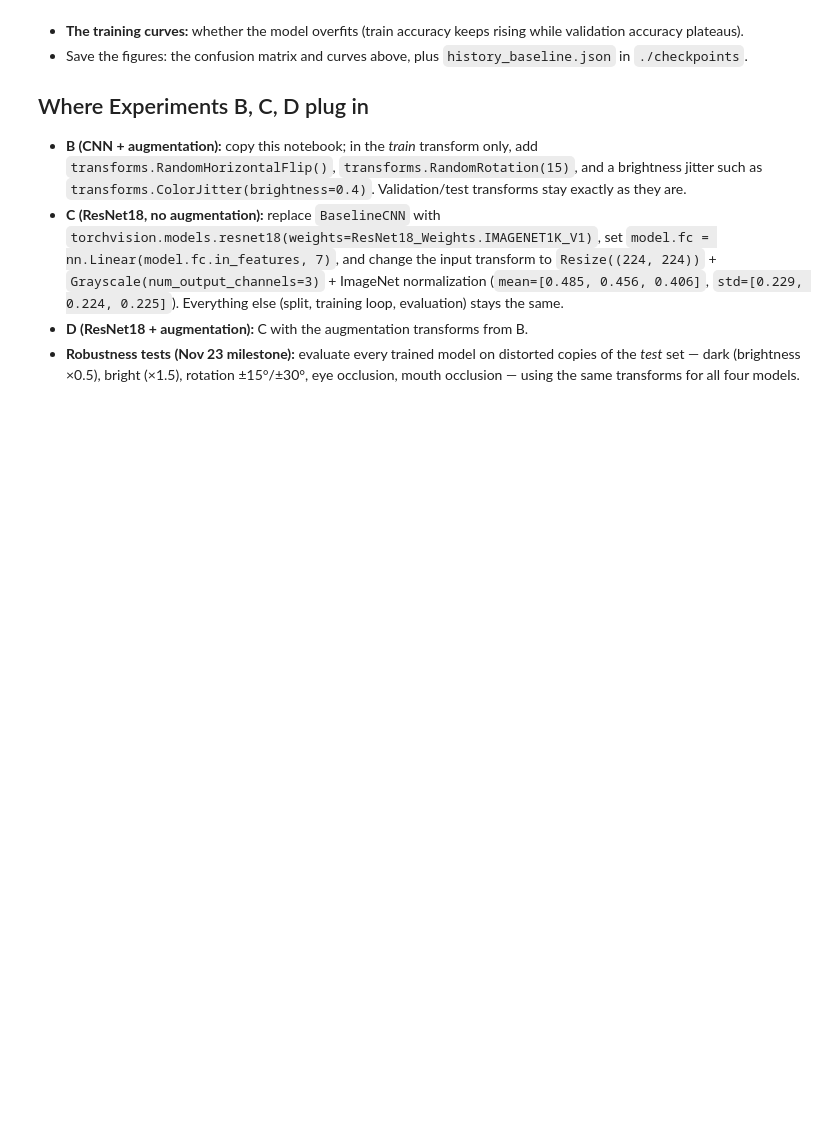
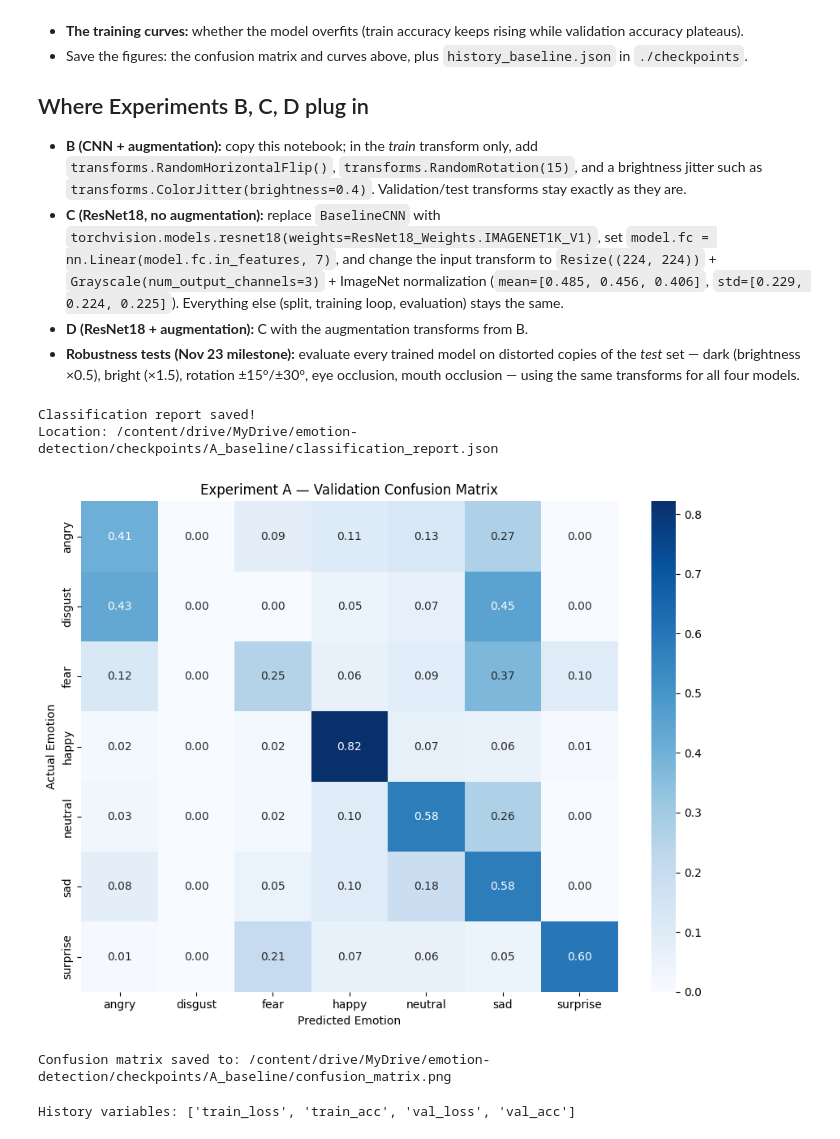
Before and after one commit to hsu01/emotion-detection, a Jupyter notebook: notebooks/01_baseline_cnn.ipynb, the cells around one changed output. Drawn from its saved outputs; the diff is of its cells as text; code cells hidden in the pictures; blank space fills up the shorter version.

```diff
--- a/notebooks/01_baseline_cnn.ipynb
+++ b/notebooks/01_baseline_cnn.ipynb
@@ -400,3 +522,82 @@ plt.show()
 - **C (ResNet18, no augmentation):** replace `BaselineCNN` with `torchvision.models.resnet18(weights=ResNet18_Weights.IMAGENET1K_V1)`, set `model.fc = nn.Linear(model.fc.in_features, 7)`, and change the input transform to `Resize((224, 224))` + `Grayscale(num_output_channels=3)` + ImageNet normalization (`mean=[0.485, 0.456, 0.406]`, `std=[0.229, 0.224, 0.225]`). Everything else (split, training loop, evaluation) stays the same.
 - **D (ResNet18 + augmentation):** C with the augmentation transforms from B.
 - **Robustness tests (Nov 23 milestone):** evaluate every trained model on distorted copies of the *test* set — dark (brightness ×0.5), bright (×1.5), rotation ±15°/±30°, eye occlusion, mouth occlusion — using the same transforms for all four models.
+# %%
+import os
+import json
+from sklearn.metrics import classification_report
+
+RESULTS_DIR = "/content/drive/MyDrive/emotion-detection/checkpoints/A_baseline"
+os.makedirs(RESULTS_DIR, exist_ok=True)
+
+# Generate classification report
+report = classification_report(
+    all_labels,
+    all_preds,
+    target_names=CLASS_NAMES,
+    output_dict=True,
+    zero_division=0
+)
+
+# Save report as JSON
+report_path = os.path.join(
+    RESULTS_DIR,
+    "classification_report.json"
+)
+
+with open(report_path, "w") as f:
+    json.dump(report, f, indent=4)
+
+print("Classification report saved!")
+print("Location:", report_path)
+# %% [output]
+Classification report saved!
+Location: /content/drive/MyDrive/emotion-detection/checkpoints/A_baseline/classification_report.json
+# %%
+import matplotlib.pyplot as plt
+import seaborn as sns
+from sklearn.metrics import confusion_matrix
+import numpy as np
+import os
+
+cm = confusion_matrix(all_labels, all_preds)
+cm_normalized = cm.astype(float) / np.maximum(
+    cm.sum(axis=1, keepdims=True), 1
+)
+
+plt.figure(figsize=(9, 7))
+
+sns.heatmap(
+    cm_normalized,
+    annot=True,
+    fmt=".2f",
+    cmap="Blues",
+    xticklabels=CLASS_NAMES,
+    yticklabels=CLASS_NAMES
+)
+
+plt.title("Experiment A — Validation Confusion Matrix")
+plt.xlabel("Predicted Emotion")
+plt.ylabel("Actual Emotion")
+plt.tight_layout()
+
+save_path = os.path.join(
+    RESULTS_DIR,
+    "confusion_matrix.png"
+)
+
+plt.savefig(save_path, dpi=300, bbox_inches="tight")
+plt.show()
+
+print("Confusion matrix saved to:", save_path)
+# %% [output]
+[figure, added]
+Confusion matrix saved to: /content/drive/MyDrive/emotion-detection/checkpoints/A_baseline/confusion_matrix.png
+# %%
+import matplotlib.pyplot as plt
+import os
+
+# Your notebook's training history
+print("History variables:", list(history.keys()))
+# %% [output]
+History variables: ['train_loss', 'train_acc', 'val_loss', 'val_acc']
```
Also changed, not shown: parts of 16 cells of this notebook.
